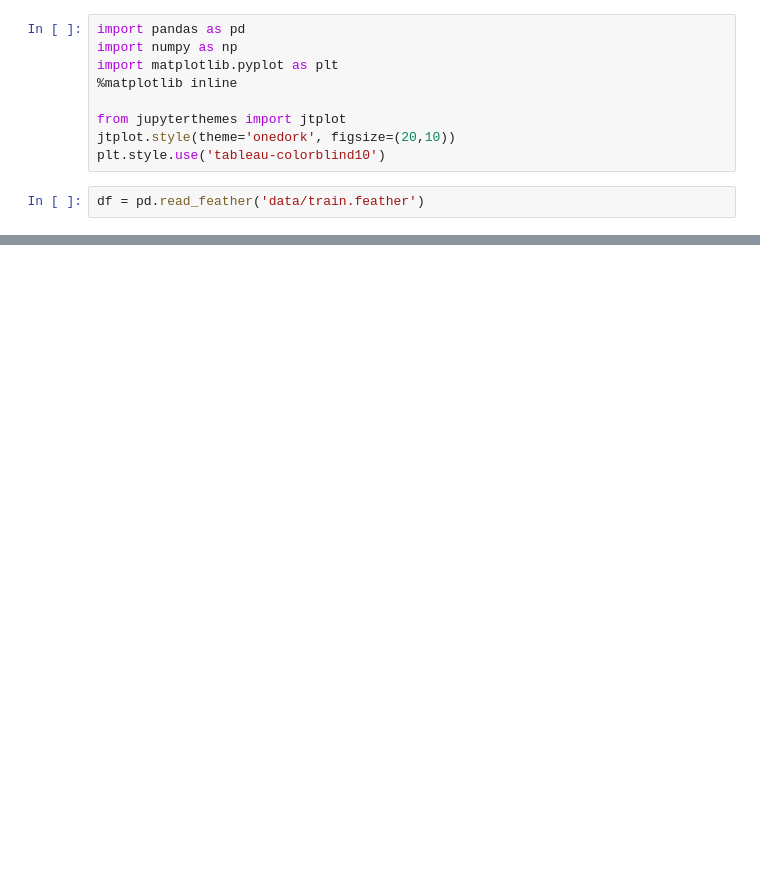
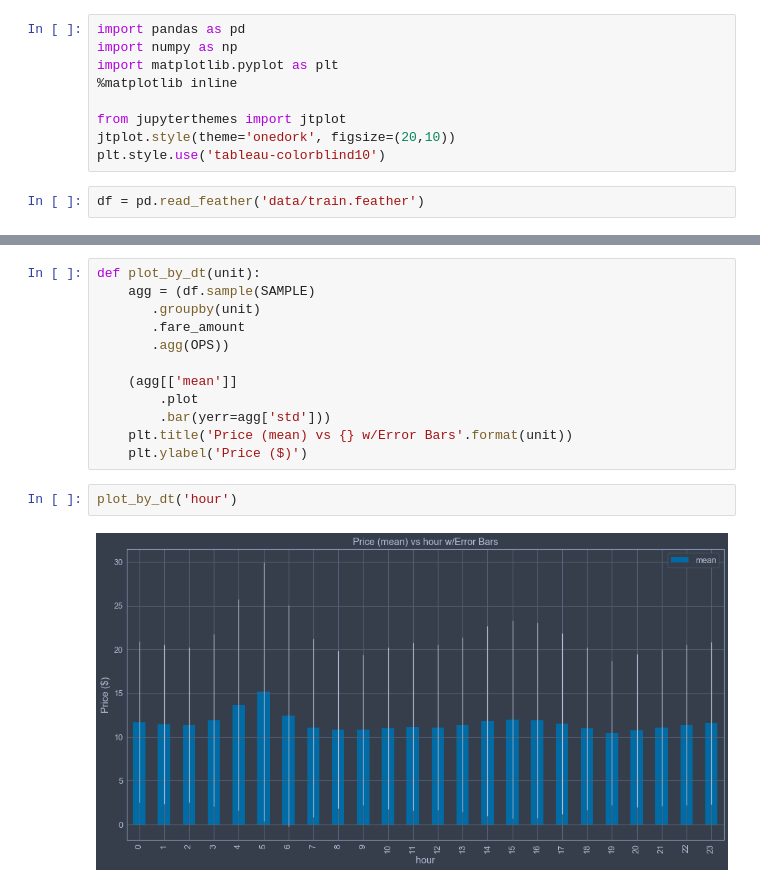
Before and after one commit to ziggyzacks/kaggle, a Jupyter notebook: taxi-fares/explore.ipynb, the cells around one changed output, grey strips where cells are left out. Cells and saved outputs as stored; diff of their text form; blank space fills up the shorter version.

```diff
--- a/taxi-fares/explore.ipynb
+++ b/taxi-fares/explore.ipynb
@@ -46,0 +63,16 @@ for scale, aggs in reversed(list(grouped.items())):
+# %%
+def plot_by_dt(unit):
+    agg = (df.sample(SAMPLE)
+       .groupby(unit)
+       .fare_amount
+       .agg(OPS))
+
+    (agg[['mean']]
+        .plot
+        .bar(yerr=agg['std']))
+    plt.title('Price (mean) vs {} w/Error Bars'.format(unit))
+    plt.ylabel('Price ($)')
+# %%
+plot_by_dt('hour')
+# %% [output]
+[figure, added]
```
Also changed, not shown: parts of 6 cells of this notebook.
